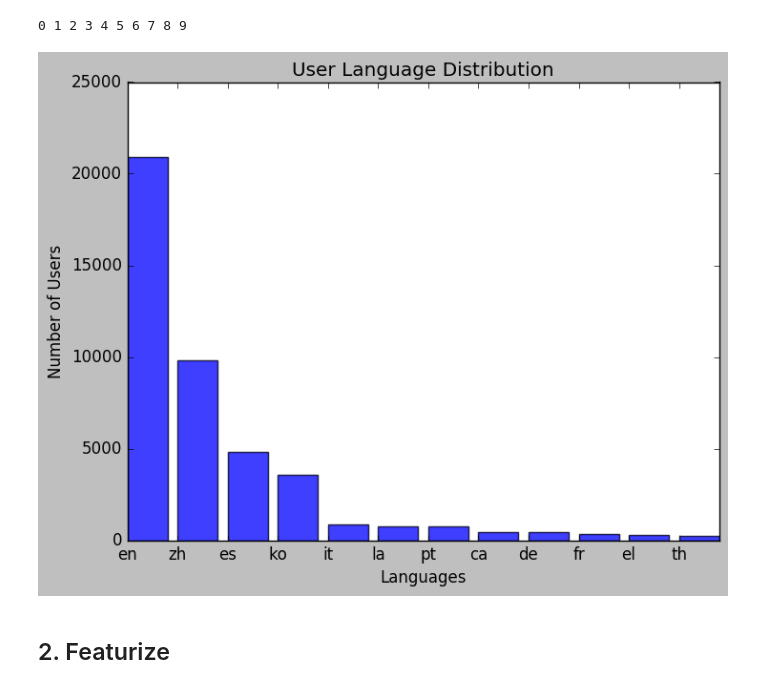
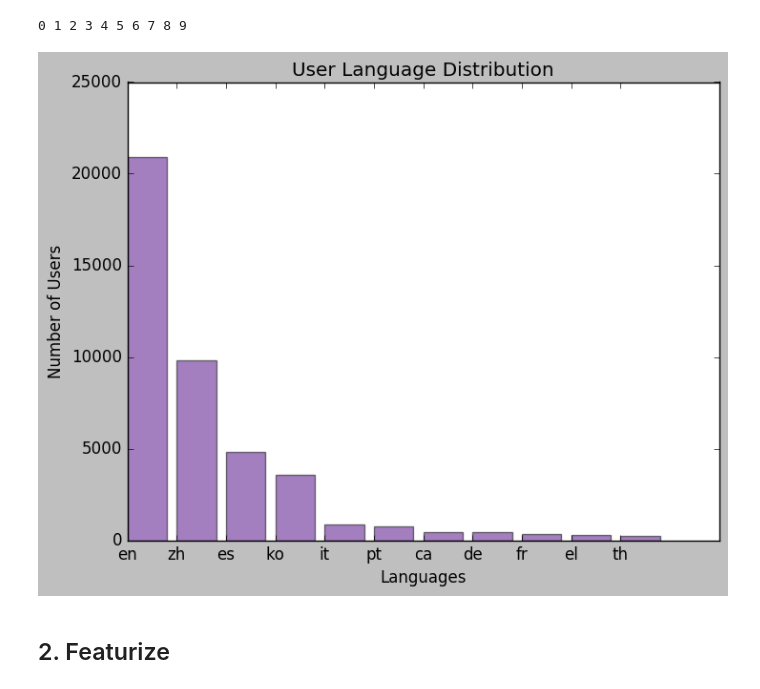
Before and after one commit to sravanareddy/appinventor, a Jupyter notebook: FindTheBug_April6.ipynb, the cells around one changed output. Saved outputs shown, nothing was run; the diff lists cells and outputs as text; code cells hidden in the pictures.

Commit message:
graphs, cleaned up code

```diff
--- a/FindTheBug_April6.ipynb
+++ b/FindTheBug_April6.ipynb
@@ -32,7 +32,7 @@ for user in user_langs:
     lang = user_langs[user]
     lang_counts[lang] += 1
 
-user_langs = {user: lang for user, lang in user_langs.items() if lang_counts[lang]>=250 and user in summaries}
+user_langs = {user: lang for user, lang in user_langs.items() if lang_counts[lang]>=250 and user in summaries and lang != 'la'}
 langset = set(user_langs.values())
 print 'lang data created with', len(user_langs), 'users and', len(langset), 'languages', langset
 # %% [output]
@@ -117,20 +117,20 @@ tup = sorted(zip(lang_counter.values(), lang_counter.keys()), reverse = True)
 # %%
 import matplotlib.pyplot as plt; plt.rcdefaults()
 import numpy as np
 import matplotlib.pyplot as plt
 
 values = [t[0] for t in tup]
 languages = [t[1] for t in tup]
 y_pos = np.arange(len(languages))
-plt.bar(y_pos, values, alpha= 0.5)
+plt.bar(y_pos, values, alpha= 0, color = 'indigo')
 plt.xticks(y_pos, languages)
 plt.ylabel('Number of Users')
 plt.xlabel('Languages')
 plt.title('User Language Distribution')
 
 plt.show()
 # %% [output]
-[figure, old version]
+[figure, new version]
 # %%
 # len(not_tutorials)
 # %%
```
Also changed, not shown: parts of 18 cells of this notebook.
